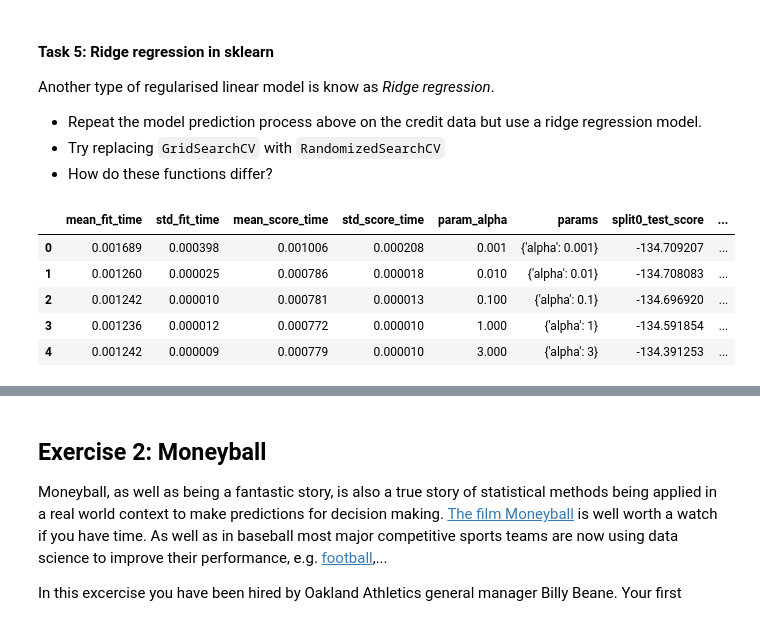
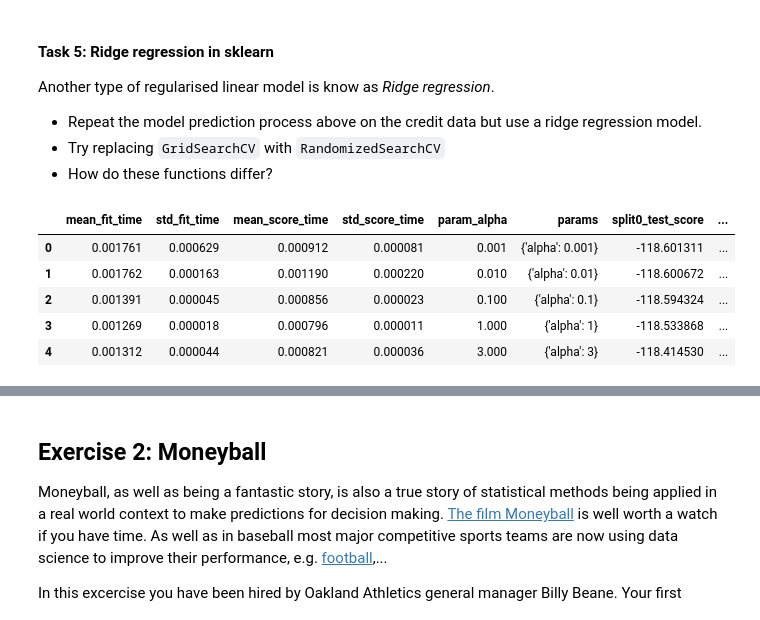
Before and after one commit to srcccninta/RegLin, a Jupyter notebook: RL_Ressources/Notebooks/03-CrossValidation_Regularisation.ipynb, the cells around one changed output, grey strips where cells are left out. Drawn from its saved outputs; the diff is of its cells as text; code cells hidden in the pictures.

```diff
--- a/RL_Ressources/Notebooks/03-CrossValidation_Regularisation.ipynb
+++ b/RL_Ressources/Notebooks/03-CrossValidation_Regularisation.ipynb
@@ -460,23 +460,23 @@ Another type of regularised linear model is know as *Ridge regression*.
 # %%
 #### Your solution here
 from sklearn.linear_model import Ridge
 from sklearn.model_selection import RandomizedSearchCV
 ridge = Ridge(max_iter=10000)
 
 param_grid = [
  {'alpha': [0.001, 0.01, 0.1, 1, 3, 10, 100, 1000]}
  ]
 
-grid_search = RandomizedSearchCV(ridge, param_grid, cv=10, scoring='neg_mean_squared_error')
+grid_search = GridSearchCV(ridge, param_grid, cv=5, scoring='neg_mean_squared_error')
 grid_search.fit(X_train, y_train)
 
 grid_results = pd.DataFrame(grid_search.cv_results_)
 
 grid_results.head()
 # %% [output]
 |  | mean_fit_time | std_fit_time | mean_score_time | std_score_time | param_alpha | params | split0_test_score | ... |
-| 0 | 0.001689 | 0.000398 | 0.001006 | 0.000208 | 0.001 | {'alpha': 0.001} | -134.709207 | ... |
-| 1 | 0.001260 | 0.000025 | 0.000786 | 0.000018 | 0.010 | {'alpha': 0.01} | -134.708083 | ... |
-| 2 | 0.001242 | 0.000010 | 0.000781 | 0.000013 | 0.100 | {'alpha': 0.1} | -134.696920 | ... |
-| 3 | 0.001236 | 0.000012 | 0.000772 | 0.000010 | 1.000 | {'alpha': 1} | -134.591854 | ... |
-| 4 | 0.001242 | 0.000009 | 0.000779 | 0.000010 | 3.000 | {'alpha': 3} | -134.391253 | ... |
+| 0 | 0.001761 | 0.000629 | 0.000912 | 0.000081 | 0.001 | {'alpha': 0.001} | -118.601311 | ... |
+| 1 | 0.001762 | 0.000163 | 0.001190 | 0.000220 | 0.010 | {'alpha': 0.01} | -118.600672 | ... |
+| 2 | 0.001391 | 0.000045 | 0.000856 | 0.000023 | 0.100 | {'alpha': 0.1} | -118.594324 | ... |
+| 3 | 0.001269 | 0.000018 | 0.000796 | 0.000011 | 1.000 | {'alpha': 1} | -118.533868 | ... |
+| 4 | 0.001312 | 0.000044 | 0.000821 | 0.000036 | 3.000 | {'alpha': 3} | -118.414530 | ... |
```
Also changed, not shown: parts of 30 cells of this notebook.
